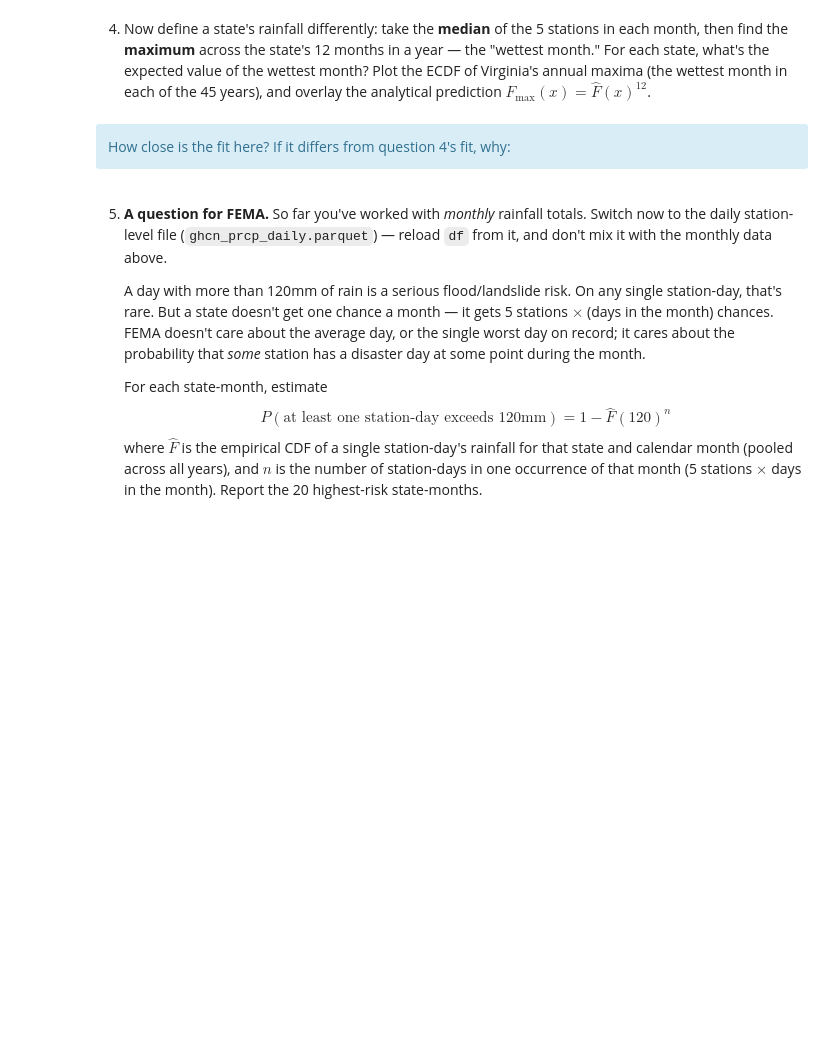
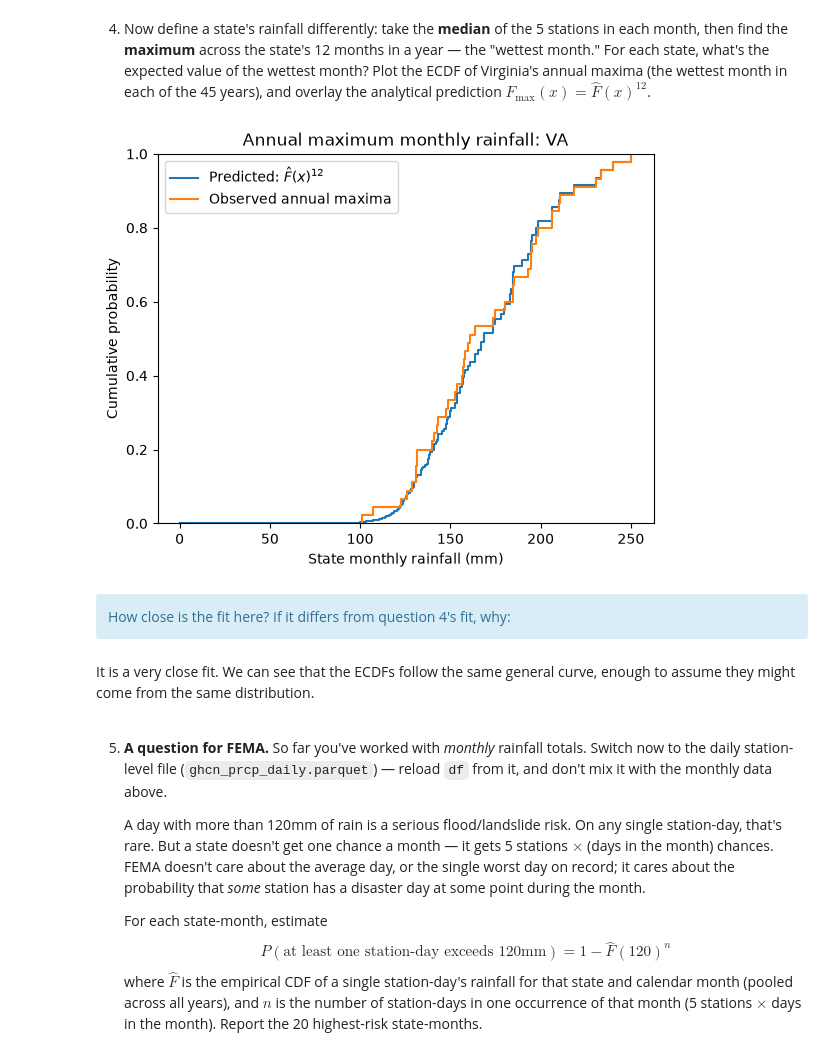
Before and after one commit to wesleyfletcher/UU_F26_templates, a Jupyter notebook: Week05/Thursday_Lab/lab_05.ipynb, the cells around one changed output. Drawn from its saved outputs; the diff is of its cells as text; code cells hidden in the pictures; blank space fills up the shorter version.

```diff
--- a/Week05/Thursday_Lab/lab_05.ipynb
+++ b/Week05/Thursday_Lab/lab_05.ipynb
@@ -109,10 +160,10 @@ df.head()
 4. Now define a state's rainfall differently: take the **median** of the 5 stations in each month, then find the **maximum** across the state's 12 months in a year — the "wettest month." For each state, what's the expected value of the wettest month? Plot the ECDF of Virginia's annual maxima (the wettest month in each of the 45 years), and overlay the analytical prediction $F_{\max}(x) = \hat F(x)^{12}$.
 # %%
 # One rainfall value per state-month, taking the median of the stations
-state_month =  # TODO median calculation
+state_month =  df.groupby(['state', 'year', 'month'])['prcp_total_mm'].median().reset_index()
 
 # Maximum of the 12 state-month observations above, for each year: the wettest month of that year
-state_year_max = # TODO max calculation
+state_year_max = state_month.loc[state_month.groupby(['state', 'year']).idxmax()['prcp_total_mm']]
 
 exp_wettest = state_year_max.groupby("state", as_index=False).agg(E_wettest_month=("prcp_total_mm", "mean"))
 exp_wettest.loc[exp_wettest["state"] == "VA"]
@@ -121,35 +172,39 @@ exp_wettest.loc[exp_wettest["state"] == "VA"]
 state = "VA"
 
 levels = (
     state_month.loc[state_month["state"] == state, "prcp_total_mm"]
     .to_numpy()
 )
 
 observed_max = (
     state_year_max.loc[state_year_max["state"] == state, "prcp_total_mm"]
     .to_numpy()
 )
 
 x = np.sort(np.unique(levels))
 F_hat = np.searchsorted(np.sort(levels), x, side="right") / len(levels)
 
 plt.step(
     x,
     F_hat**12,
     where="post",
     label=r"Predicted: $\hat F(x)^{12}$"
 )
 
 sns.ecdfplot(x=observed_max,
     label="Observed annual maxima")
 
 plt.xlabel("State monthly rainfall (mm)")
 plt.ylabel("Cumulative probability")
 plt.title(f"Annual maximum monthly rainfall: {state}")
 plt.legend()
 plt.show()
+# %% [output]
+[figure, added]
 # %% [markdown]
 <div class="alert alert-info">How close is the fit here? If it differs from question 4's fit, why:</div>
+# %% [markdown]
+It is a very close fit. We can see that the ECDFs follow the same general curve, enough to assume they might come from the same distribution.
 # %% [markdown]
 5. **A question for FEMA.** So far you've worked with *monthly* rainfall totals. Switch now to the daily station-level file (`ghcn_prcp_daily.parquet`) — reload `df` from it, and don't mix it with the monthly data above.
 
```
Also changed, not shown: parts of 21 cells of this notebook, 1 other file.
